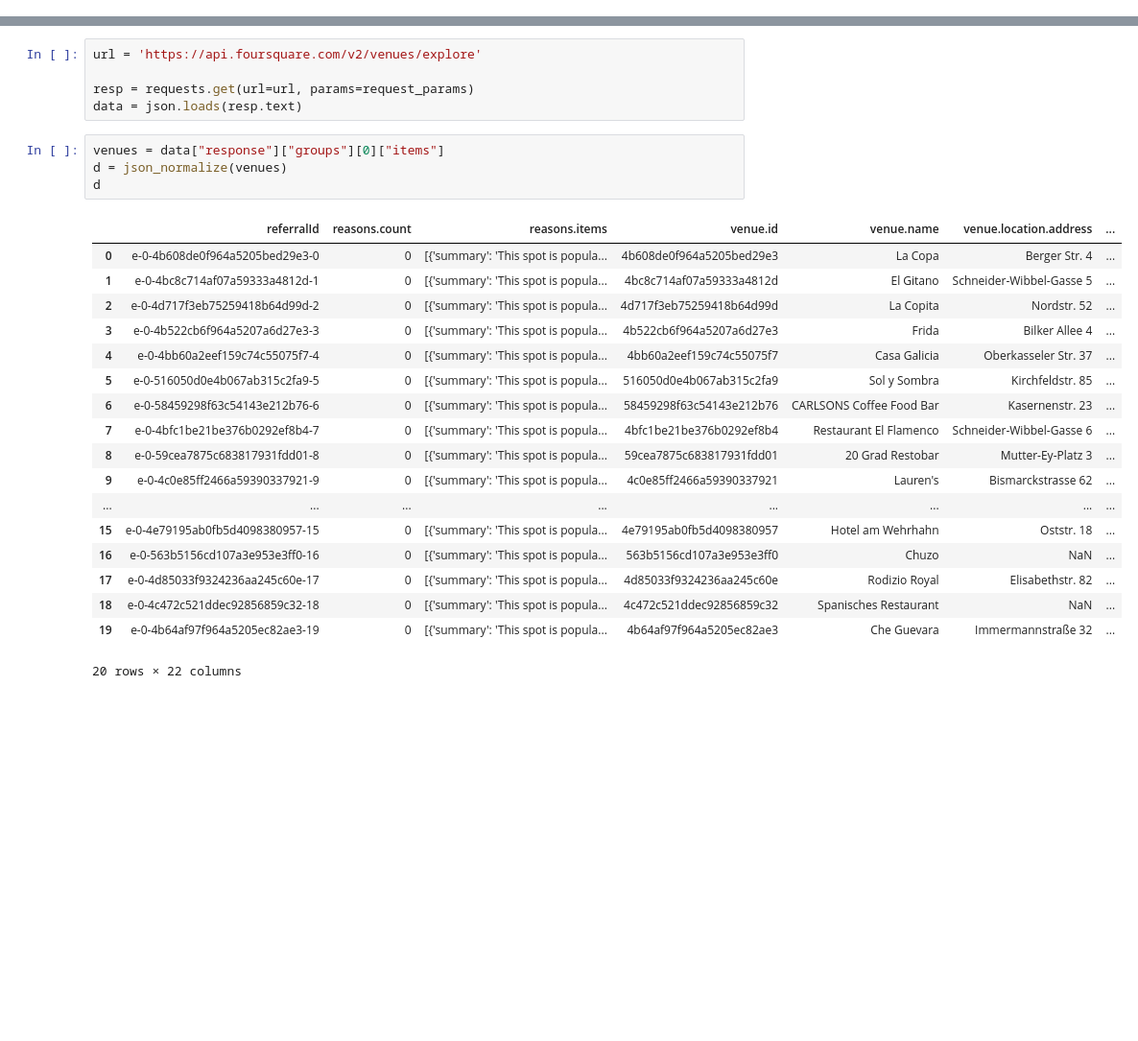
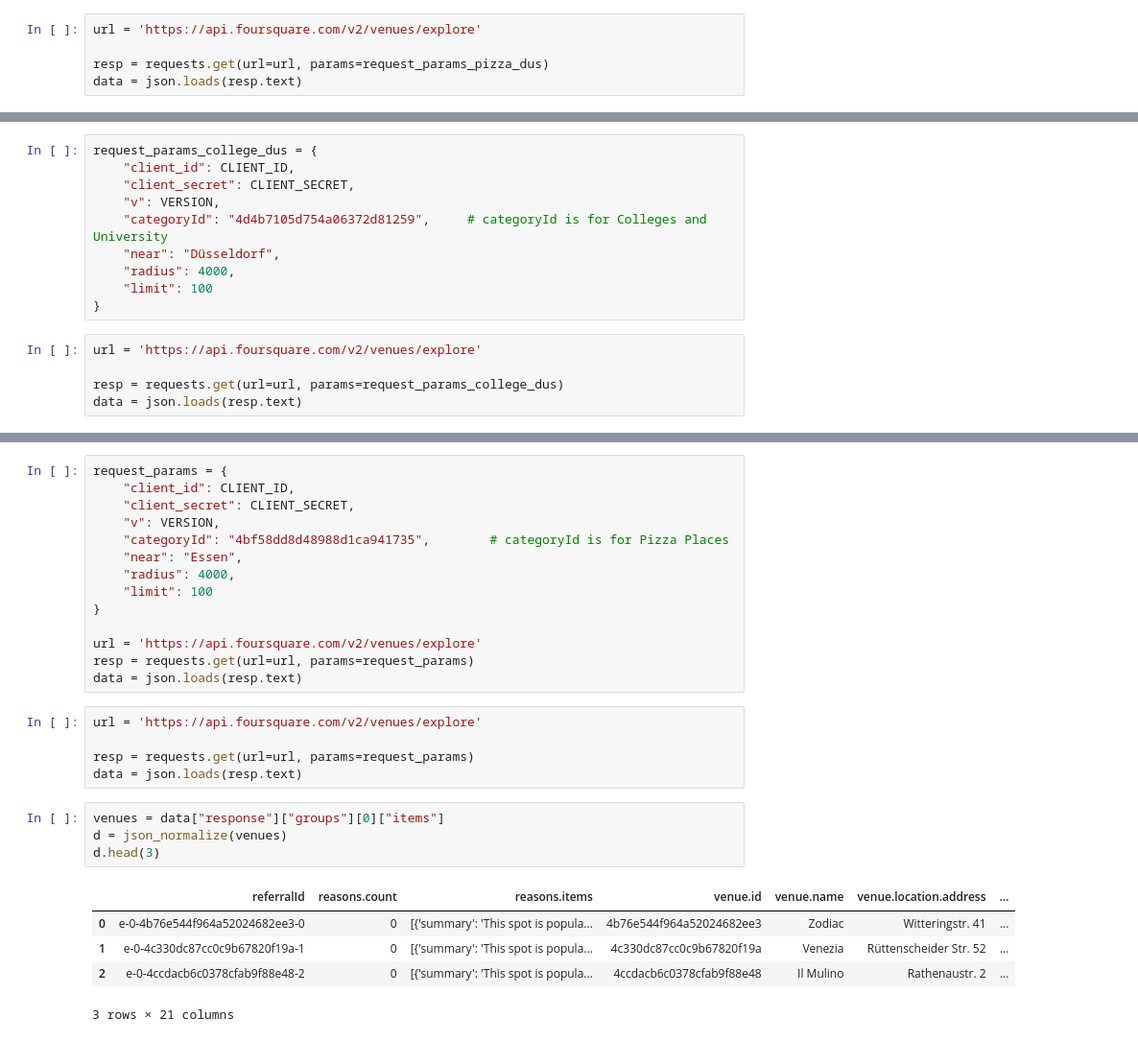
Before and after one commit to iamfredo/Data-Science-Capstone, a Jupyter notebook: Battle of the Neighborhoods - Own Project/Battle of the Neighbourhoods - Own Project.ipynb, the cells around one changed output, grey strips where cells are left out. Shown: that part at 96% size. Drawn from its saved outputs; the diff is of its cells as text; blank space fills up the shorter version.

Commit message:
Added map, heatmaps, colleges for düsseldorf and essen

```diff
--- a/Battle of the Neighborhoods - Own Project/Battle of the Neighbourhoods - Own Project.ipynb
+++ b/Battle of the Neighborhoods - Own Project/Battle of the Neighbourhoods - Own Project.ipynb
@@ -21 +74,6 @@ request_params = {
 }
+# %%
+url = 'https://api.foursquare.com/v2/venues/explore'
+
+resp = requests.get(url=url, params=request_params_pizza_dus)
+data = json.loads(resp.text)
@@ -21,0 +146,15 @@ request_params = {
+# %%
+request_params_college_dus = {
+    "client_id": CLIENT_ID,
+    "client_secret": CLIENT_SECRET,
+    "v": VERSION,
+    "categoryId": "4d4b7105d754a06372d81259",     # categoryId is for Colleges and University
+    "near": "Düsseldorf",
+    "radius": 4000,
+    "limit": 100
+}
+# %%
+url = 'https://api.foursquare.com/v2/venues/explore'
+
+resp = requests.get(url=url, params=request_params_college_dus)
+data = json.loads(resp.text)
@@ -22,3 +194,17 @@ request_params = {
+# %%
+request_params = {
+    "client_id": CLIENT_ID,
+    "client_secret": CLIENT_SECRET,
+    "v": VERSION,
+    "categoryId": "4bf58dd8d48988d1ca941735",        # categoryId is for Pizza Places
+    "near": "Essen",
+    "radius": 4000,
+    "limit": 100
+}
+
+url = 'https://api.foursquare.com/v2/venues/explore'
+resp = requests.get(url=url, params=request_params)
+data = json.loads(resp.text)
 # %%
 url = 'https://api.foursquare.com/v2/venues/explore'
 
@@ -27,24 +213,11 @@ data = json.loads(resp.text)
 # %%
 venues = data["response"]["groups"][0]["items"]
 d = json_normalize(venues)
-d
+d.head(3)
 # %% [output]
 |  | referralId | reasons.count | reasons.items | venue.id | venue.name | venue.location.address | ... |
-| 0 | e-0-4b608de0f964a5205bed29e3-0 | 0 | [{'summary': 'This spot is popula... | 4b608de0f964a5205bed29e3 | La Copa | Berger Str. 4 | ... |
-| 1 | e-0-4bc8c714af07a59333a4812d-1 | 0 | [{'summary': 'This spot is popula... | 4bc8c714af07a59333a4812d | El Gitano | Schneider-Wibbel-Gasse 5 | ... |
-| 2 | e-0-4d717f3eb75259418b64d99d-2 | 0 | [{'summary': 'This spot is popula... | 4d717f3eb75259418b64d99d | La Copita | Nordstr. 52 | ... |
-| 3 | e-0-4b522cb6f964a5207a6d27e3-3 | 0 | [{'summary': 'This spot is popula... | 4b522cb6f964a5207a6d27e3 | Frida | Bilker Allee 4 | ... |
-| 4 | e-0-4bb60a2eef159c74c55075f7-4 | 0 | [{'summary': 'This spot is popula... | 4bb60a2eef159c74c55075f7 | Casa Galicia | Oberkasseler Str. 37 | ... |
-| 5 | e-0-516050d0e4b067ab315c2fa9-5 | 0 | [{'summary': 'This spot is popula... | 516050d0e4b067ab315c2fa9 | Sol y Sombra | Kirchfeldstr. 85 | ... |
-| 6 | e-0-58459298f63c54143e212b76-6 | 0 | [{'summary': 'This spot is popula... | 58459298f63c54143e212b76 | CARLSONS Coffee Food Bar | Kasernenstr. 23 | ... |
-| 7 | e-0-4bfc1be21be376b0292ef8b4-7 | 0 | [{'summary': 'This spot is popula... | 4bfc1be21be376b0292ef8b4 | Restaurant El Flamenco | Schneider-Wibbel-Gasse 6 | ... |
-| 8 | e-0-59cea7875c683817931fdd01-8 | 0 | [{'summary': 'This spot is popula... | 59cea7875c683817931fdd01 | 20 Grad Restobar | Mutter-Ey-Platz 3 | ... |
-| 9 | e-0-4c0e85ff2466a59390337921-9 | 0 | [{'summary': 'This spot is popula... | 4c0e85ff2466a59390337921 | Lauren's | Bismarckstrasse 62 | ... |
-| ... | ... | ... | ... | ... | ... | ... | ... |
-| 15 | e-0-4e79195ab0fb5d4098380957-15 | 0 | [{'summary': 'This spot is popula... | 4e79195ab0fb5d4098380957 | Hotel am Wehrhahn | Oststr. 18 | ... |
-| 16 | e-0-563b5156cd107a3e953e3ff0-16 | 0 | [{'summary': 'This spot is popula... | 563b5156cd107a3e953e3ff0 | Chuzo | NaN | ... |
-| 17 | e-0-4d85033f9324236aa245c60e-17 | 0 | [{'summary': 'This spot is popula... | 4d85033f9324236aa245c60e | Rodizio Royal | Elisabethstr. 82 | ... |
-| 18 | e-0-4c472c521ddec92856859c32-18 | 0 | [{'summary': 'This spot is popula... | 4c472c521ddec92856859c32 | Spanisches Restaurant | NaN | ... |
-| 19 | e-0-4b64af97f964a5205ec82ae3-19 | 0 | [{'summary': 'This spot is popula... | 4b64af97f964a5205ec82ae3 | Che Guevara | Immermannstraße 32 | ... |
+| 0 | e-0-4b76e544f964a52024682ee3-0 | 0 | [{'summary': 'This spot is popula... | 4b76e544f964a52024682ee3 | Zodiac | Witteringstr. 41 | ... |
+| 1 | e-0-4c330dc87cc0c9b67820f19a-1 | 0 | [{'summary': 'This spot is popula... | 4c330dc87cc0c9b67820f19a | Venezia | Rüttenscheider Str. 52 | ... |
+| 2 | e-0-4ccdacb6c0378cfab9f88e48-2 | 0 | [{'summary': 'This spot is popula... | 4ccdacb6c0378cfab9f88e48 | Il Mulino | Rathenaustr. 2 | ... |
-20 rows × 22 columns
+3 rows × 21 columns
 # %%
```
Also changed, not shown: parts of 26 cells of this notebook, 1 other file.
